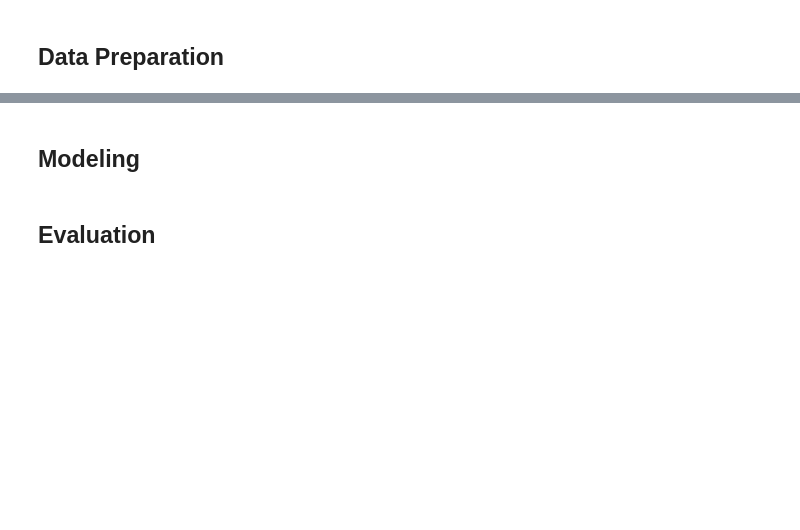
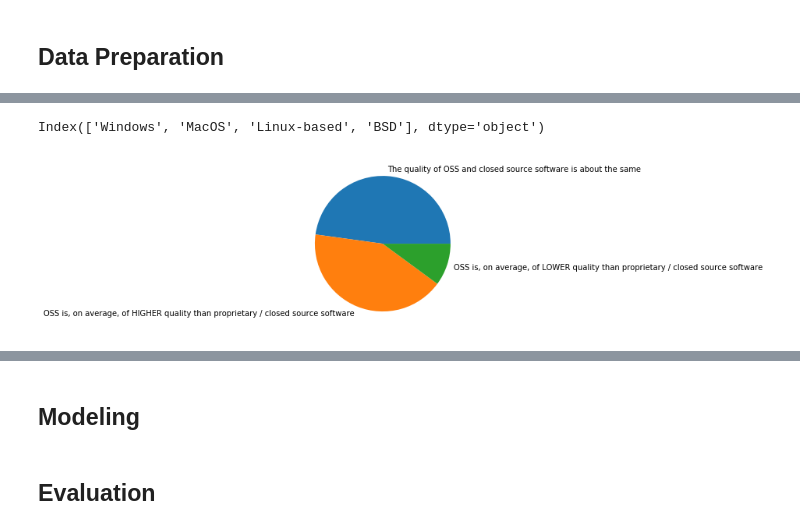
Before and after one commit to MarshEnterprises/Udacity_Project1, a Jupyter notebook: Udacity_Project1.ipynb, the cells around one changed output, grey strips where cells are left out. Saved outputs shown, nothing was run; the diff lists cells and outputs as text; code cells hidden in the pictures; blank space fills up the shorter version.

```diff
--- a/Udacity_Project1.ipynb
+++ b/Udacity_Project1.ipynb
@@ -50,0 +128,8 @@ memory usage: 57.6+ MB
+# %%
+df['OpSys'].value_counts().index
+# %% [output]
+Index(['Windows', 'MacOS', 'Linux-based', 'BSD'], dtype='object')
+# %%
+plt.pie(df['OpenSource'].value_counts(), labels = df['OpenSource'].value_counts().index);
+# %% [output]
+[figure, added]
```
Also changed, not shown: parts of 13 cells of this notebook, 1 other file.
